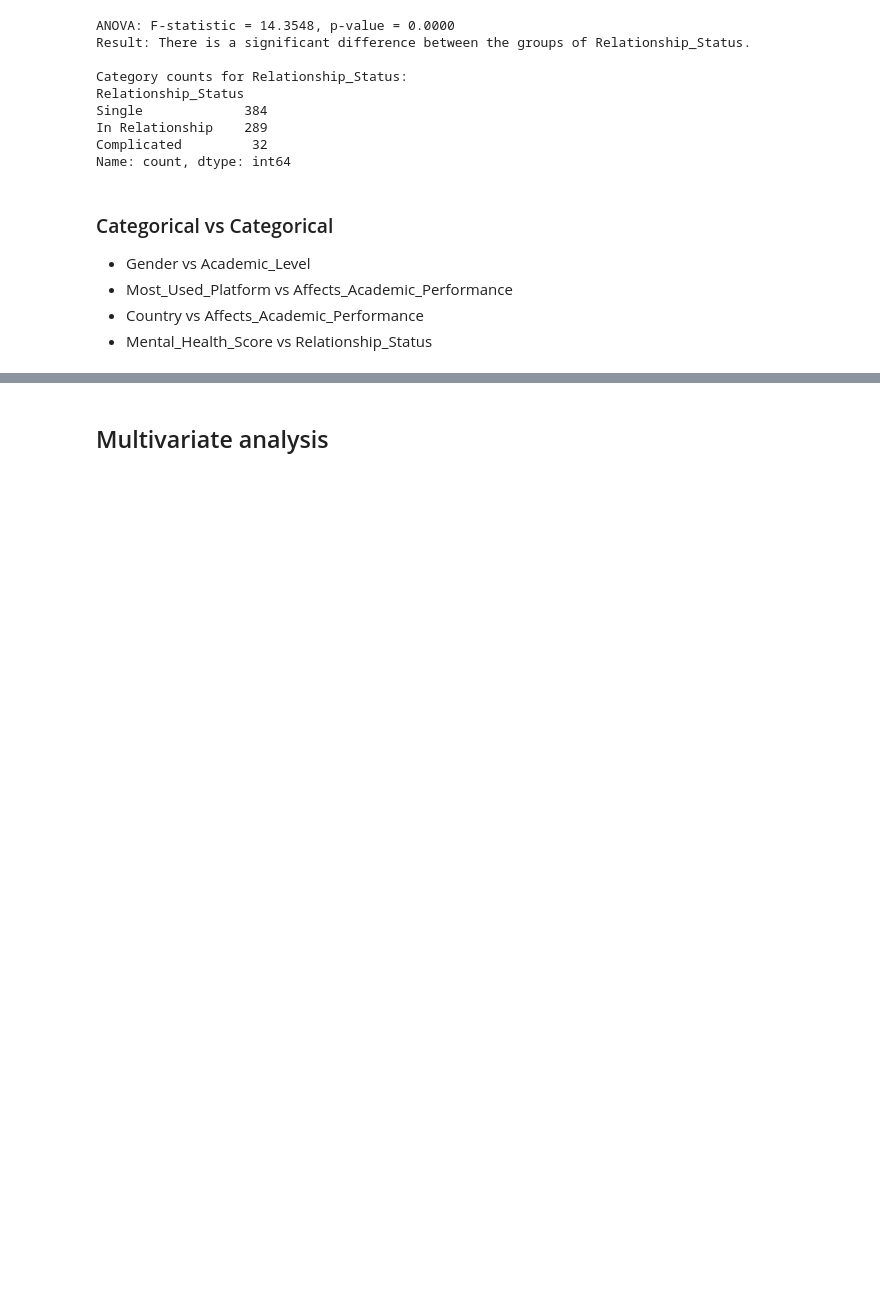
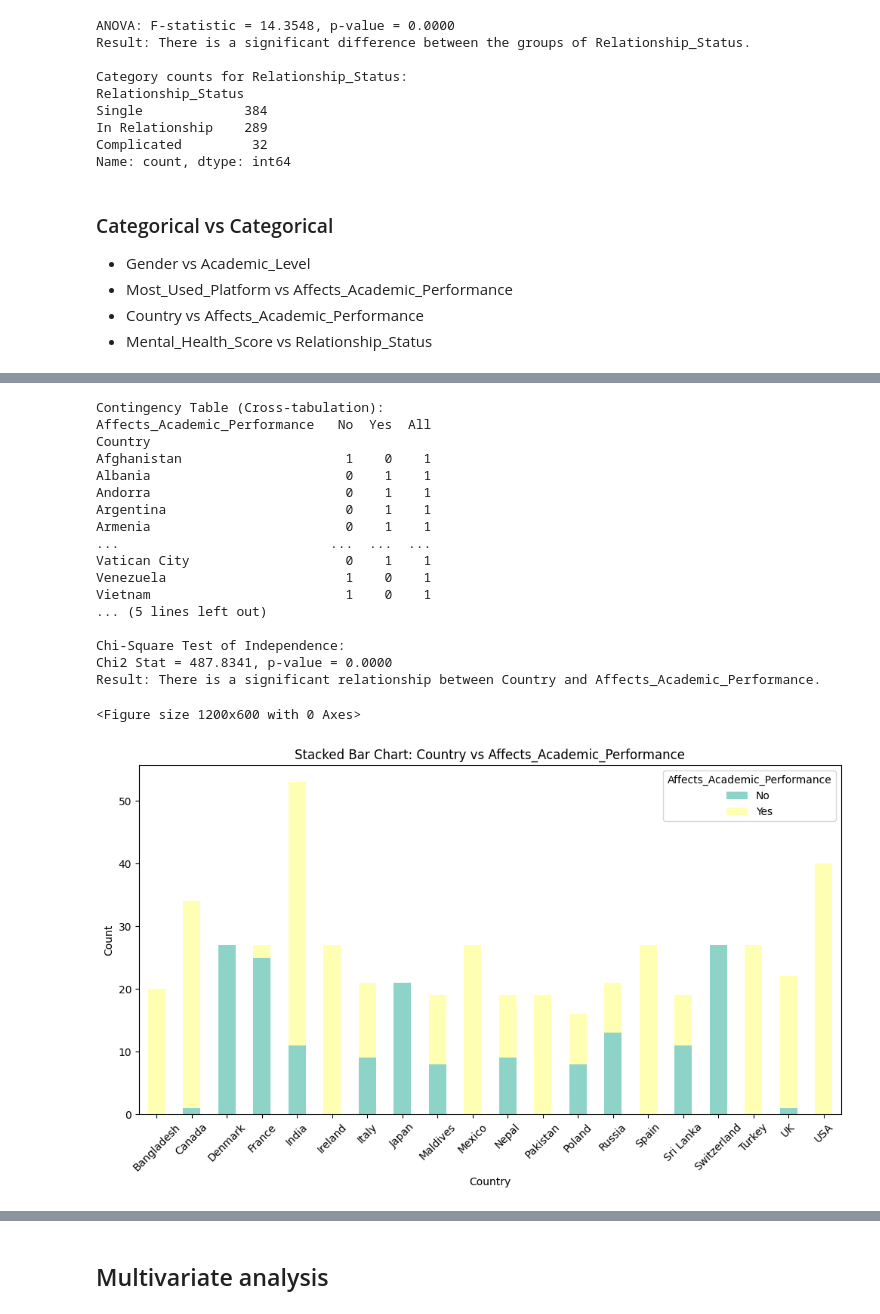
Before and after one commit to aliasgharmirhshai/social-media-addiction, a Jupyter notebook: main.ipynb, the cells around one changed output, grey strips where cells are left out. Cells and saved outputs as stored; diff of their text form; code cells hidden in the pictures; blank space fills up the shorter version.

```diff
--- a/main.ipynb
+++ b/main.ipynb
@@ -584,0 +696,29 @@ Name: count, dtype: int64
+# %%
+# Country vs Affects_Academic_Performance
+
+categorical_vs_categorical_analysis(df, 'Country', 'Affects_Academic_Performance', top_n=20, save_plot=True, plot_path='./plots/bivariate_analysis/categorical_vs_categorical')
+
+# The test confirms a significant relationship between Country and Affects Academic Performance
+# meaning that students from different countries perceive the effect of social media on academic
+# performance differently. However, due to imbalanced data (e.g., India having much more data than other
+# countries), the interpretation should be cautious.
+# %% [output]
+Contingency Table (Cross-tabulation):
+Affects_Academic_Performance   No  Yes  All
+Country
+Afghanistan                     1    0    1
+Albania                         0    1    1
+Andorra                         0    1    1
+Argentina                       0    1    1
+Armenia                         0    1    1
+...                           ...  ...  ...
+Vatican City                    0    1    1
+Venezuela                       1    0    1
+Vietnam                         1    0    1
+... (5 lines left out)
+
+Chi-Square Test of Independence:
+Chi2 Stat = 487.8341, p-value = 0.0000
+Result: There is a significant relationship between Country and Affects_Academic_Performance.
+<Figure size 1200x600 with 0 Axes>
+[figure, added]
```
Also changed, not shown: parts of 5 cells of this notebook, 9 other files.
